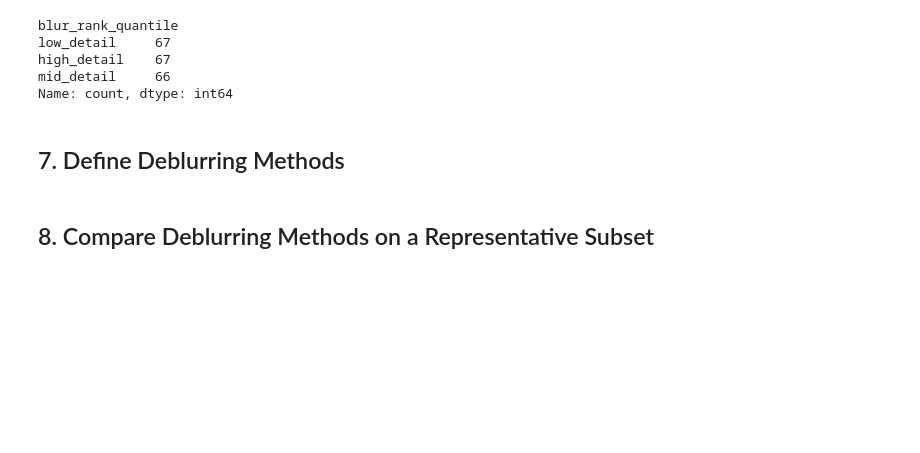
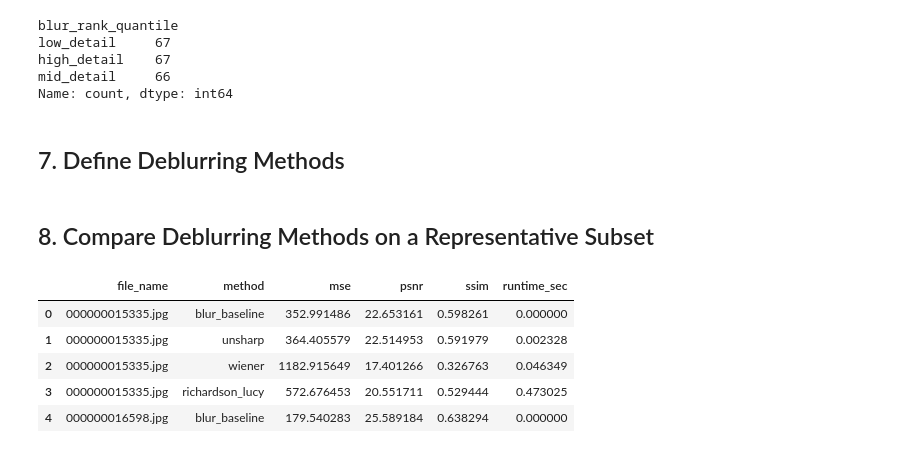
Before and after one commit to XinSkyrim/CV, a Jupyter notebook: CV_assgnment1.ipynb, the cells around one changed output. Saved outputs shown, nothing was run; the diff lists cells and outputs as text; code cells hidden in the pictures; blank space fills up the shorter version.

```diff
--- a/CV_assgnment1.ipynb
+++ b/CV_assgnment1.ipynb
@@ -271,3 +271,51 @@ RESTORATION_METHODS = {
 }
 # %% [markdown]
 ## 8. Compare Deblurring Methods on a Representative Subset
+# %%
+MAX_EVAL_PAIRS = min(40, len(common_files))
+eval_files = common_files[:MAX_EVAL_PAIRS]
+
+restoration_rows = []
+
+for file_name in eval_files:
+    blur_bgr = read_bgr(BLUR_DIR / file_name)
+    sharp_rgb = bgr_to_rgb(read_bgr(SHARP_DIR / file_name))
+    blur_rgb = bgr_to_rgb(blur_bgr)
+
+    mse_blur, psnr_blur, ssim_blur = rgb_metrics(sharp_rgb, blur_rgb)
+
+    restoration_rows.append({
+        "file_name": file_name,
+        "method": "blur_baseline",
+        "mse": mse_blur,
+        "psnr": psnr_blur,
+        "ssim": ssim_blur,
+        "runtime_sec": 0.0
+    })
+
+    for method_name, method_fn in RESTORATION_METHODS.items():
+        start = time.perf_counter()
+        restored_bgr = method_fn(blur_bgr)
+        runtime = time.perf_counter() - start
+        restored_rgb = bgr_to_rgb(restored_bgr)
+
+        mse_val, psnr_val, ssim_val = rgb_metrics(sharp_rgb, restored_rgb)
+
+        restoration_rows.append({
+            "file_name": file_name,
+            "method": method_name,
+            "mse": mse_val,
+            "psnr": psnr_val,
+            "ssim": ssim_val,
+            "runtime_sec": runtime
+        })
+
+restoration_df = pd.DataFrame(restoration_rows)
+display(restoration_df.head())
+# %% [output]
+|  | file_name | method | mse | psnr | ssim | runtime_sec |
+| 0 | 000000015335.jpg | blur_baseline | 352.991486 | 22.653161 | 0.598261 | 0.000000 |
+| 1 | 000000015335.jpg | unsharp | 364.405579 | 22.514953 | 0.591979 | 0.002328 |
+| 2 | 000000015335.jpg | wiener | 1182.915649 | 17.401266 | 0.326763 | 0.046349 |
+| 3 | 000000015335.jpg | richardson_lucy | 572.676453 | 20.551711 | 0.529444 | 0.473025 |
+| 4 | 000000016598.jpg | blur_baseline | 179.540283 | 25.589184 | 0.638294 | 0.000000 |
```
Also changed, not shown: parts of 2 cells of this notebook.
